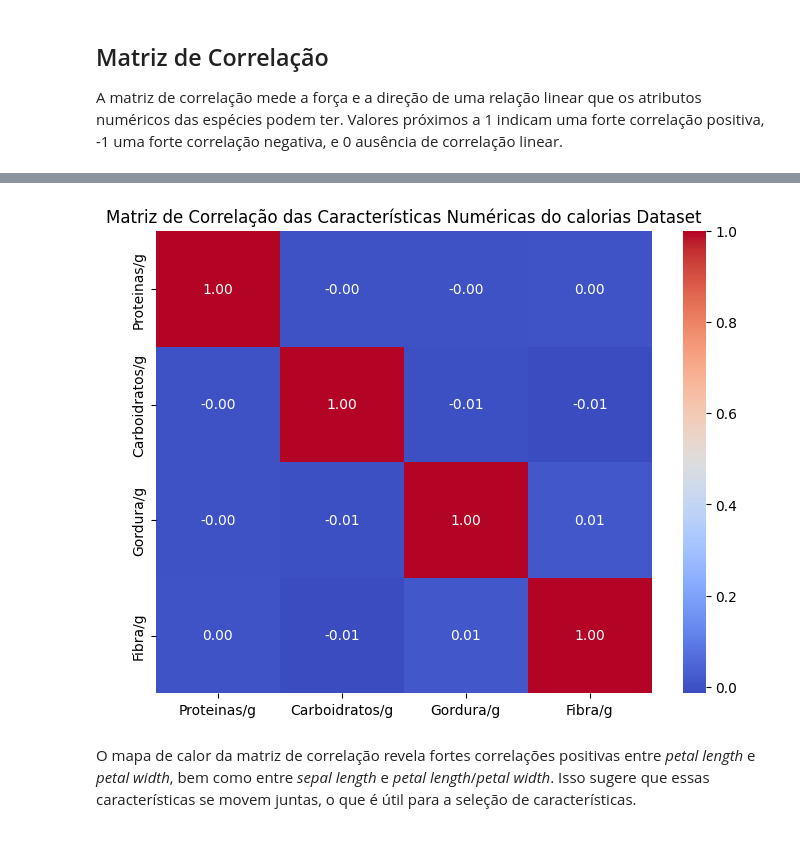
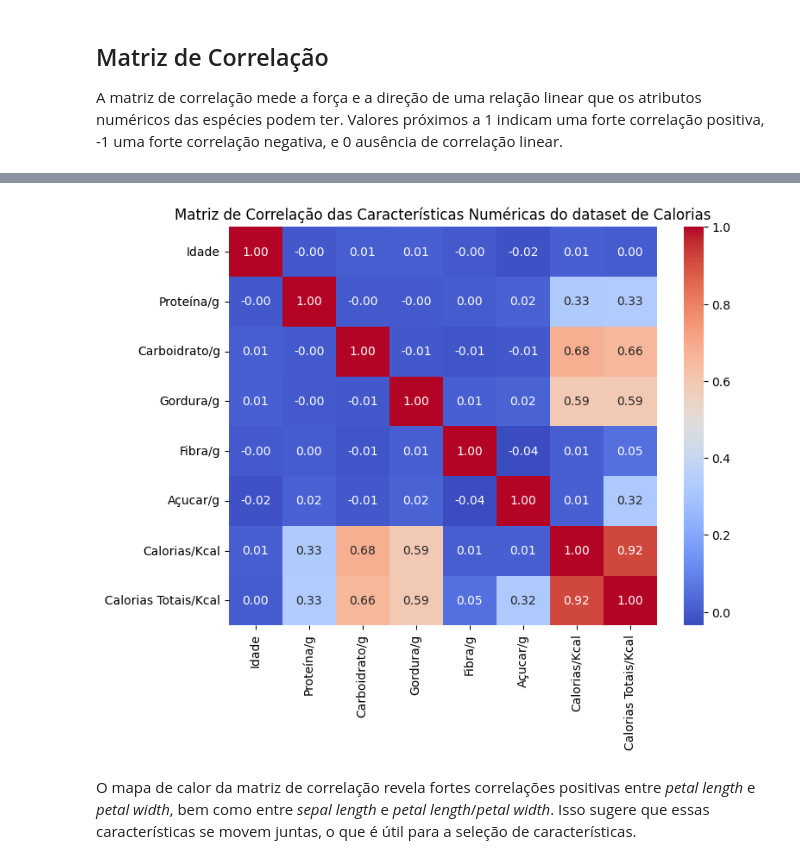
Before and after one commit to MGuidolini/PUC-MVP, a Jupyter notebook: MVP_Analise_de_Dados_e_Boas_práticas2_0.ipynb, the cells around one changed output, grey strips where cells are left out. Saved outputs shown, nothing was run; the diff lists cells and outputs as text; code cells hidden in the pictures.

```diff
--- a/MVP_Analise_de_Dados_e_Boas_práticas2_0.ipynb
+++ b/MVP_Analise_de_Dados_e_Boas_práticas2_0.ipynb
@@ -137,4 +198,4 @@ Calorias.tail()
 # %%
 # guardo o dataset em um dataframe
-dafr_Alimentos = pd.DataFrame(data=Alimentos, columns=colunas)
+dafr_Calorias = pd.DataFrame(data=Calorias, columns=colunas_Calorias)
 #df['species'] = iris.target_names[iris.target]
@@ -140,0 +458,24 @@ dafr_Alimentos = pd.DataFrame(data=Alimentos, columns=colunas)
+# %%
+# Calcular 'Calorias_Totais'
+dafr_Calorias_Nova['Calorias_Totais/Kcal'] = (
+    dafr_Calorias_Nova['Carboidrato/g'] * 4 +
+    dafr_Calorias_Nova['Proteina/g'] * 4 +
+    dafr_Calorias_Nova['Gordura/g'] * 9 +
+    dafr_Calorias_Nova['Fibra/g'] * 2 +
+    dafr_Calorias_Nova['Acucar/g'] * 4
+)
+
+# Função para categorizar o nível de calorias
+def categorizar_nivel_calorias(calorias):
+    if calorias < 400:
+        return 'BAIXA'
+    elif 400 <= calorias <= 699:
+        return 'MEDIA'
+    else:
+        return 'ALTA'
+
+# Aplicar a função para criar a coluna 'Nível_Calorias'
+dafr_Calorias_Nova['Nível_Calorias'] = dafr_Calorias_Nova['Calorias_Totais'].apply(categorizar_nivel_calorias)
+
+print("DataFrame 'dafr_Calorias_Nova' atualizado com 'Calorias_Totais' e 'Nível_Calorias':")
+display(dafr_Calorias_Nova.head(15))
@@ -140,0 +500,7 @@ dafr_Alimentos = pd.DataFrame(data=Alimentos, columns=colunas)
+# %%
+colunas_Calorias_Nova = ['UF',	'Idade', 'Sexo',	'Refeição',	'Carboidrato/g',	'Proteina/g',	'Gordura/g',	'Fibra/g',	'Acucar/g',	'Calorias/Kcal',	'Classe_de_Calorias',	'Calorias_Totais/Kcal',	'Nível_Calorias']
+# guardo o dataset em um dataframe
+dafr_Refeicao = pd.DataFrame(data=dafr_Calorias_Nova, columns=colunas_Calorias_Nova)
+print("DataFrame 'dafr_Refeicao' atualizado com 'Calorias_Totais' e 'Nível_Calorias':")
+display(dafr_Refeicao.head())
+#df['species'] = iris.target_names[iris.target]
@@ -451,6 +1156,8 @@ A matriz de correlação mede a força e a direção de uma relação linear que
 # %%
 # Matriz de correlação
 print("\nMatriz de Correlação:")
-dafr.iloc[:, :4].corr()
+# Seleciona apenas as colunas numéricas para o cálculo da correlação
+numeric_df = dafr_Refeicao.select_dtypes(include=np.number)
+print(numeric_df.corr())
 # %% [output]
 Matriz de Correlação:
@@ -462,11 +1183,14 @@ Matriz de Correlação:
 # %%
+#cria uma nova figura para o gráfico com um tamanho de 8 polegadas de largura por 6 polegadas de altura.
+#Isso ajuda a controlar as dimensões do gráfico para melhor visualização.
 plt.figure(figsize=(8, 6))
+#Cria o histograma.
 # mapa de calor das variáveis numéricas
-sns.heatmap(dafr.iloc[:, :4].corr(), annot=True, cmap='coolwarm', fmt=".2f")
-plt.title('Matriz de Correlação das Características Numéricas do calorias Dataset')
+sns.heatmap(numeric_df.corr(), annot=True, cmap='coolwarm', fmt=".2f")
+plt.title('Matriz de Correlação das Características Numéricas do dataset de Calorias')
 plt.show()
 # %% [output]
-[figure, old version]
+[figure, new version]
 # %% [markdown]
 O mapa de calor da matriz de correlação revela fortes correlações positivas entre *petal length* e *petal width*, bem como entre *sepal length* e *petal length*/*petal width*. Isso sugere que essas características se movem juntas, o que é útil para a seleção de características.
 # %% [markdown]
```
Also changed, not shown: parts of 72 cells of this notebook.
